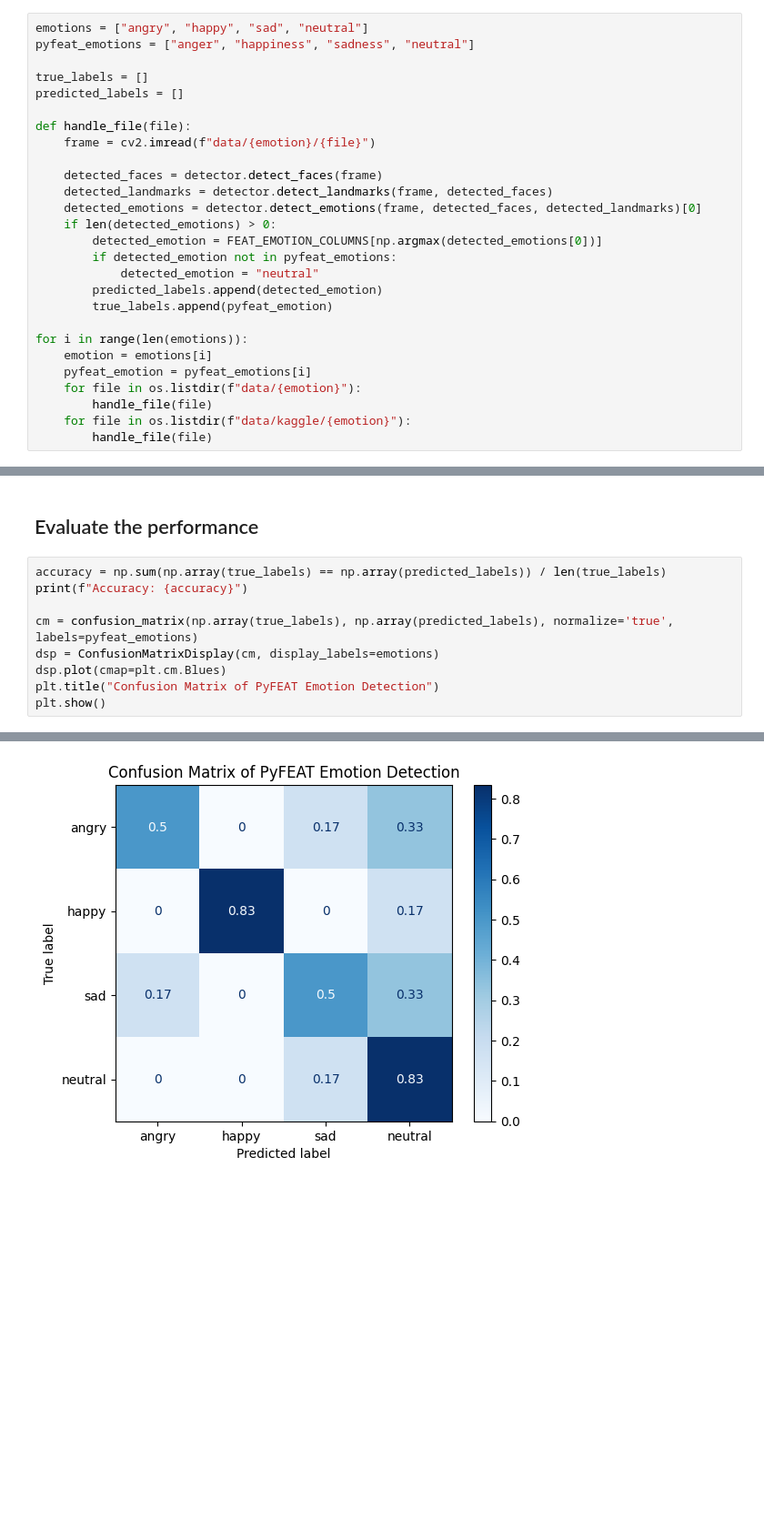
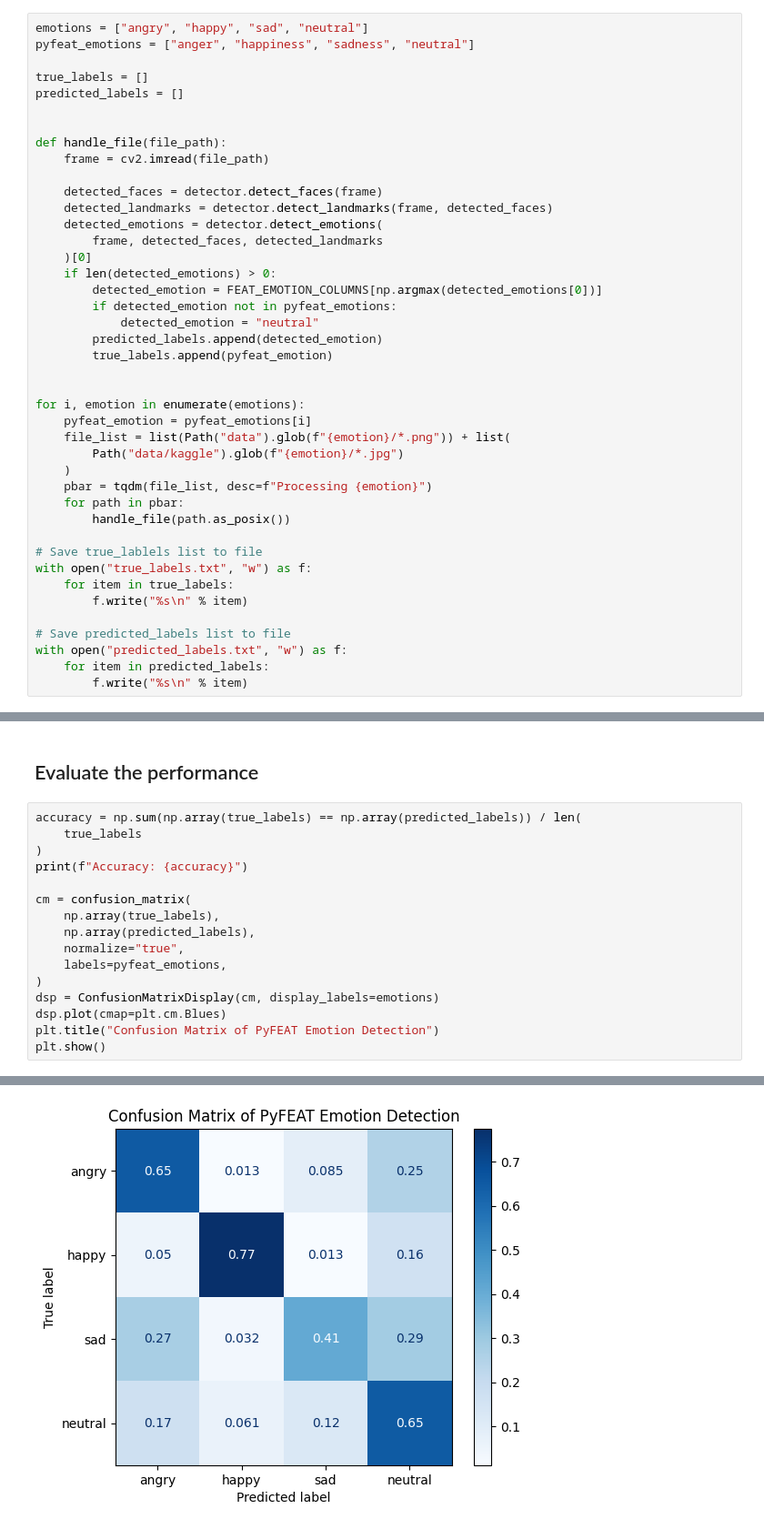
Before and after one commit to Grutschus/botender, a Jupyter notebook: model-training/analyse_pyfeat.ipynb, the cells around one changed output, grey strips where cells are left out. Shown at 91% size. Saved outputs shown, nothing was run; the diff lists cells and outputs as text; blank space fills up the shorter version.

Commit message:
ran pyfeat detector

```diff
--- a/model-training/analyse_pyfeat.ipynb
+++ b/model-training/analyse_pyfeat.ipynb
@@ -37,12 +44,15 @@ pyfeat_emotions = ["anger", "happiness", "sadness", "neutral"]
 true_labels = []
 predicted_labels = []
 
-def handle_file(file):
-    frame = cv2.imread(f"data/{emotion}/{file}")
+
+def handle_file(file_path):
+    frame = cv2.imread(file_path)
 
     detected_faces = detector.detect_faces(frame)
     detected_landmarks = detector.detect_landmarks(frame, detected_faces)
-    detected_emotions = detector.detect_emotions(frame, detected_faces, detected_landmarks)[0]
+    detected_emotions = detector.detect_emotions(
+        frame, detected_faces, detected_landmarks
+    )[0]
     if len(detected_emotions) > 0:
         detected_emotion = FEAT_EMOTION_COLUMNS[np.argmax(detected_emotions[0])]
         if detected_emotion not in pyfeat_emotions:
@@ -50,10 +60,22 @@ def handle_file(file):
         predicted_labels.append(detected_emotion)
         true_labels.append(pyfeat_emotion)
 
-for i in range(len(emotions)):
-    emotion = emotions[i]
+
+for i, emotion in enumerate(emotions):
     pyfeat_emotion = pyfeat_emotions[i]
-    for file in os.listdir(f"data/{emotion}"):
-        handle_file(file)
-    for file in os.listdir(f"data/kaggle/{emotion}"):
-        handle_file(file)
+    file_list = list(Path("data").glob(f"{emotion}/*.png")) + list(
+        Path("data/kaggle").glob(f"{emotion}/*.jpg")
+    )
+    pbar = tqdm(file_list, desc=f"Processing {emotion}")
+    for path in pbar:
+        handle_file(path.as_posix())
+
+# Save true_lablels list to file
+with open("true_labels.txt", "w") as f:
+    for item in true_labels:
+        f.write("%s\n" % item)
+
+# Save predicted_labels list to file
+with open("predicted_labels.txt", "w") as f:
+    for item in predicted_labels:
+        f.write("%s\n" % item)
@@ -60,10 +100,17 @@ for i in range(len(emotions)):
 # %% [markdown]
 ## Evaluate the performance
 # %%
-accuracy = np.sum(np.array(true_labels) == np.array(predicted_labels)) / len(true_labels)
+accuracy = np.sum(np.array(true_labels) == np.array(predicted_labels)) / len(
+    true_labels
+)
 print(f"Accuracy: {accuracy}")
 
-cm = confusion_matrix(np.array(true_labels), np.array(predicted_labels), normalize='true', labels=pyfeat_emotions)
+cm = confusion_matrix(
+    np.array(true_labels),
+    np.array(predicted_labels),
+    normalize="true",
+    labels=pyfeat_emotions,
+)
 dsp = ConfusionMatrixDisplay(cm, display_labels=emotions)
 dsp.plot(cmap=plt.cm.Blues)
 plt.title("Confusion Matrix of PyFEAT Emotion Detection")
@@ -73 +120 @@ Accuracy: 0.6666666666666666
-[figure, old version]
+[figure, new version]
```
Also changed, not shown: parts of 5 cells of this notebook, 2 other files.
